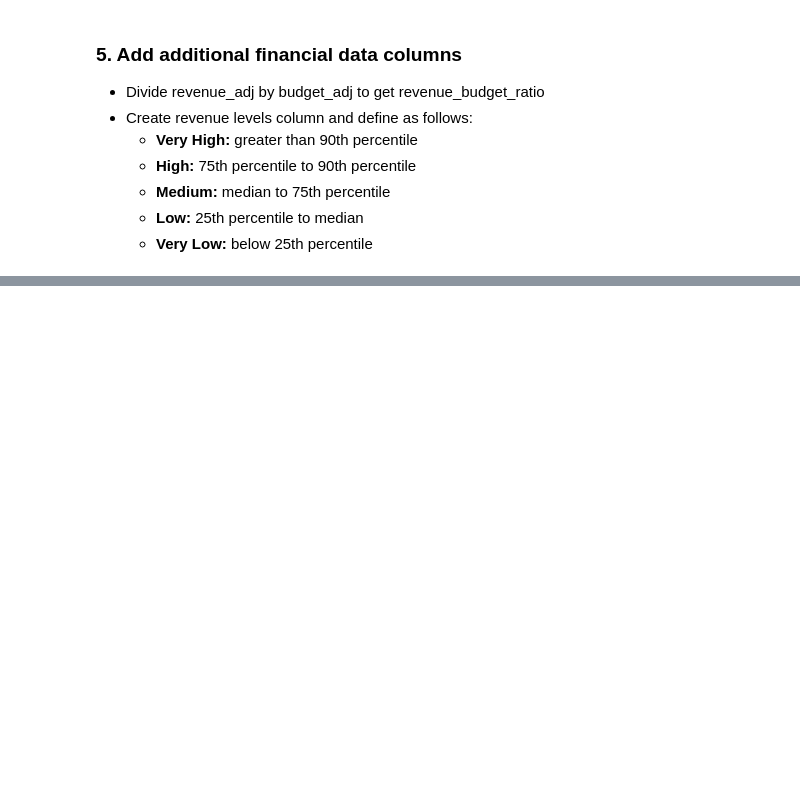
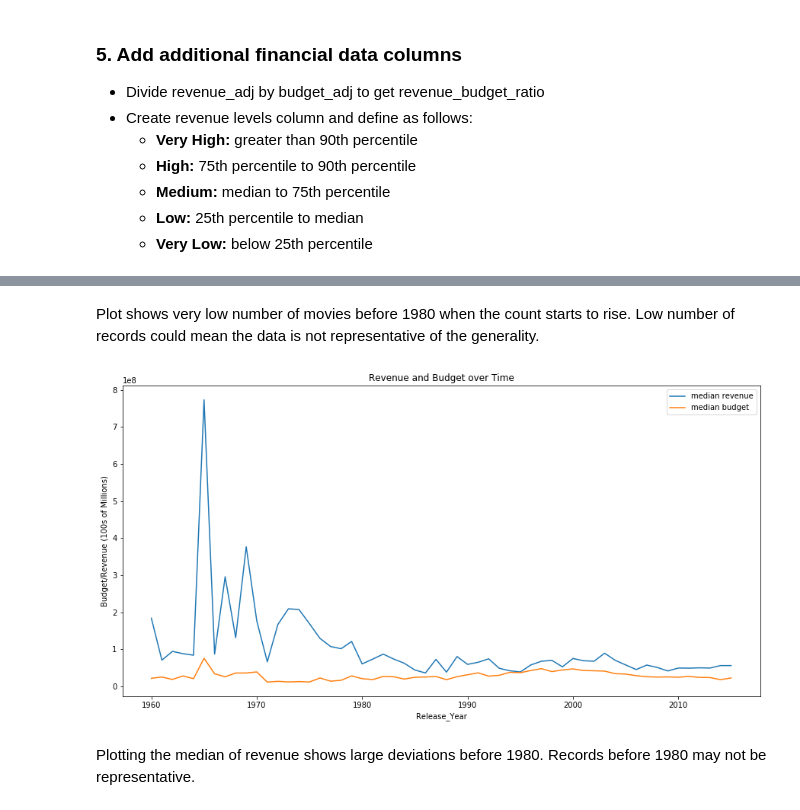
Before and after one commit to sjmiller8182/movie_dataset, a Jupyter notebook: Movies.ipynb, the cells around one changed output, grey strips where cells are left out. Saved outputs shown, nothing was run; the diff lists cells and outputs as text; code cells hidden in the pictures; blank space fills up the shorter version.

```diff
--- a/Movies.ipynb
+++ b/Movies.ipynb
@@ -363,0 +313,18 @@ time_plot(data,
+# %% [markdown]
+Plot shows very low number of movies before 1980 when the count starts to rise. Low number of records could mean the data is not representative of the generality.
+# %%
+# plot the number of movies in the data for each year
+ys = list()
+labels = ['median revenue', 'median budget']
+for feature in ['revenue_adj', 'budget_adj']:
+    x, y = ts.get_medians(data, 'release_year', feature)
+    ys.append(y)
+line(x,ys,
+    labels,
+    'Revenue and Budget over Time',
+    'Release_Year',
+    'Budget/Revenue (100s of Millions)')
+# %% [output]
+[figure, added]
+# %% [markdown]
+Plotting the median of revenue shows large deviations before 1980. Records before 1980 may not be representative.
```
Also changed, not shown: parts of 67 cells of this notebook.
